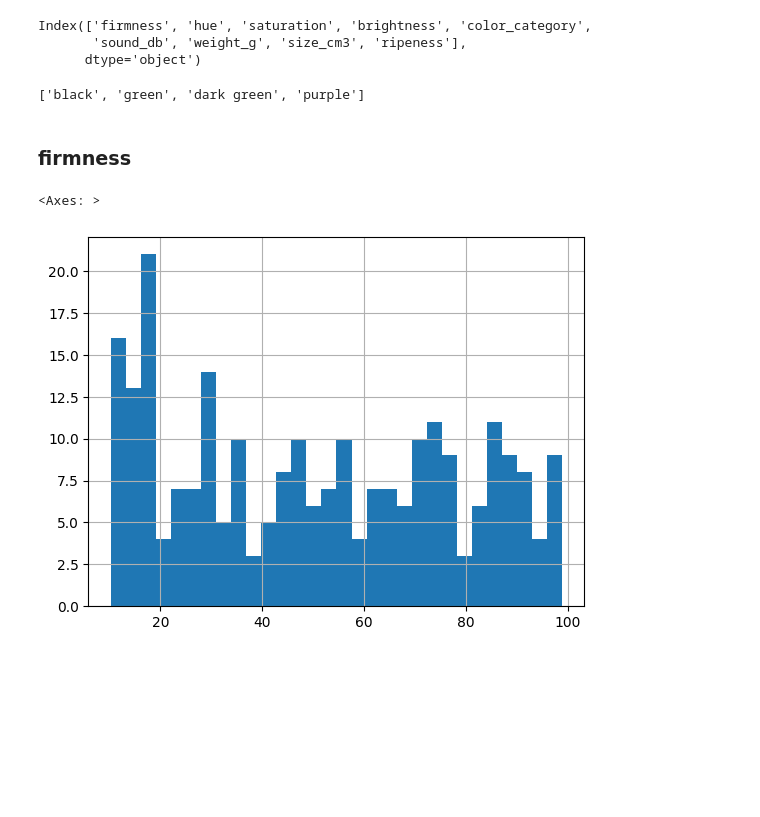
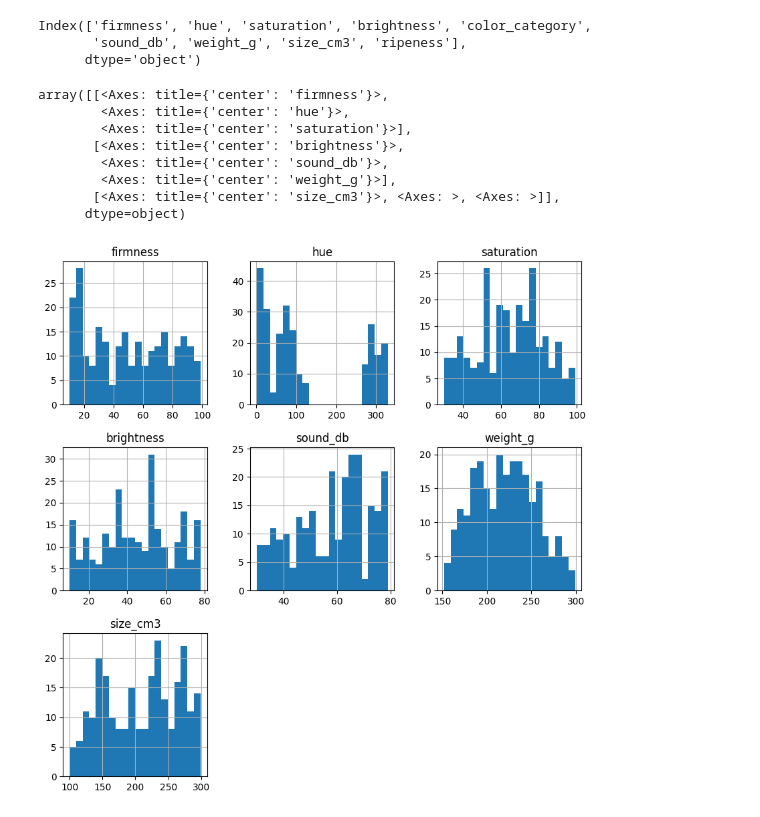
Before and after one commit to s0hei1/data_labs, a Jupyter notebook: food/0001_avocado_ripness/avocado_ripeness_explore.ipynb, the cells around one changed output. Drawn from its saved outputs; the diff is of its cells as text; code cells hidden in the pictures; blank space fills up the shorter version.

```diff
--- a/food/0001_avocado_ripness/avocado_ripeness_explore.ipynb
+++ b/food/0001_avocado_ripness/avocado_ripeness_explore.ipynb
@@ -21,14 +21,15 @@ df.columns
 Index(['firmness', 'hue', 'saturation', 'brightness', 'color_category',
        'sound_db', 'weight_g', 'size_cm3', 'ripeness'],
       dtype='object')
-# %%
-df['color_category'].unique().tolist()
-# %% [output]
-['black', 'green', 'dark green', 'purple']
-# %% [markdown]
-### firmness
-# %%
-df['firmness'].hist(bins=30)
-# %% [output]
-<Axes: >
-[figure, removed]
+# %%
+df.hist(bins=20, figsize=(10,10))
+# %% [output]
+array([[<Axes: title={'center': 'firmness'}>,
+        <Axes: title={'center': 'hue'}>,
+        <Axes: title={'center': 'saturation'}>],
+       [<Axes: title={'center': 'brightness'}>,
+        <Axes: title={'center': 'sound_db'}>,
+        <Axes: title={'center': 'weight_g'}>],
+       [<Axes: title={'center': 'size_cm3'}>, <Axes: >, <Axes: >]],
+      dtype=object)
+[figure, added]
```
Also changed, not shown: parts of 3 cells of this notebook.
